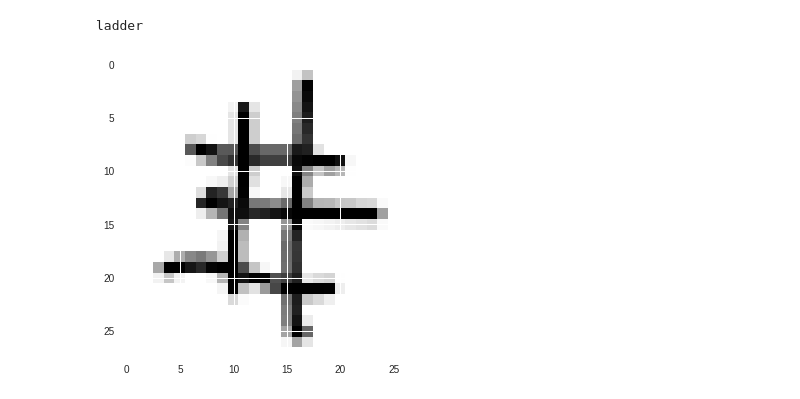
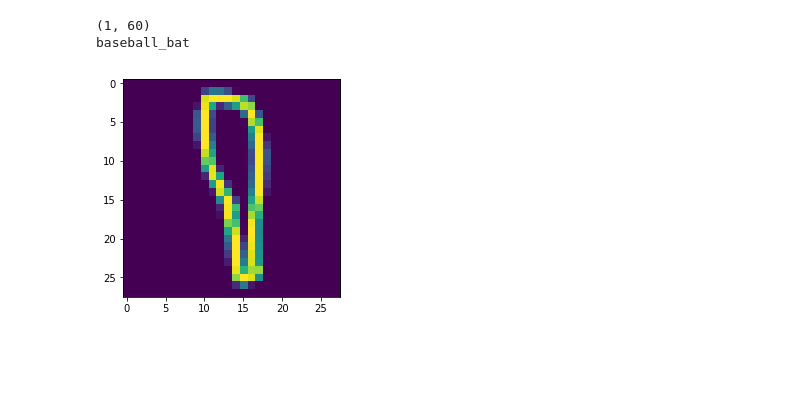
Before and after one commit to Sudeepam97/Guess_the_doodle, a Jupyter notebook: doodle_classifier.ipynb, the cells around one changed output. Cells and saved outputs as stored; diff of their text form; code cells hidden in the pictures; blank space fills up the shorter version.

Commit message:
Improved the training method

```diff
--- a/doodle_classifier.ipynb
+++ b/doodle_classifier.ipynb
@@ -59,19 +98,20 @@ fish.npy       jail.npy        pliers.npy    triangle.npy
 # %%
+## A function to load the data and split it into training and test sets.
 def load_dataset():
   ## Initialize variables
   X = np.empty([0, 784])
   Y = np.empty([0, 1])
-  images_per_class = 18000
+  images_per_class = 12000
   test_set_size = 10000
 
   ## Load the dataset
   for i in range(0, len(out_classes)):
-    file = np.load((out_classes[i] + ".npy"))    # Load images of a given doodle
-    file = file[0 : images_per_class, :]         # Select the first 18000 images
-    labels = np.full((images_per_class, 1), i)   # Create labels for the given doodle
-
-    X = np.concatenate((X, file), axis = 0)   # Concatenate examples for each doodle
-    Y = np.concatenate((Y, labels), axis = 0) # Concatenate the labels
+    imgs = np.load((out_classes[i] + ".npy"))   # Load images of a given doodle
+    imgs = imgs[0 : images_per_class, :]        # Select the first 12000 images
+    labels = np.full((images_per_class, 1), i)  # Create labels for the given doodle
+    X = np.concatenate((X, imgs), axis = 0)     # Concatenate examples of each doodle
+    Y = np.concatenate((Y, labels), axis = 0)   # Concatenate the labels
+    del imgs          # Take extra care to make sure we don't run out of memory.
 
   ## Randomise the dataset
   np.random.seed(1)
@@ -79,7 +119,7 @@ def load_dataset():
   X = X[order, :]
   Y = Y[order, :]
 
-  ## Split the data
+  ## Split the data into training and test sets
   X_test = X[0 : test_set_size, :]
   Y_test = Y[0 : test_set_size, :]
   X_train = X[test_set_size : X.shape[0], :]
@@ -111,10 +152,10 @@ donut
 # %%
-## Reshape image vectors
+## Reshape image vectors.
 image_size = 28
-X_train = X_train.reshape(X_train.shape[0], image_size, image_size, 1).astype("float32")
-X_test = X_test.reshape(X_test.shape[0], image_size, image_size, 1).astype("float32")
+X_train = X_train.reshape(X_train.shape[0], image_size, image_size, 1)
+X_test = X_test.reshape(X_test.shape[0], image_size, image_size, 1)
 
-## Reshape output labels
+## Create one hot vectors for class labels.
 Y_train = keras.utils.to_categorical(Y_train, len(out_classes))
 Y_test = keras.utils.to_categorical(Y_test, len(out_classes))
 
@@ -136,7 +178,7 @@ def create_model(input_shape):
   model = keras.Sequential()
 
   model.add(layers.Conv2D(16, (3, 3), padding = 'same', input_shape = input_shape, activation = 'relu'))
-  model.add(layers.BatchNormalization(axis = 3)) # Normalizing the channel axis
+  model.add(layers.BatchNormalization(axis = 3))
   model.add(layers.MaxPooling2D(pool_size = (2, 2)))
 
   model.add(layers.Conv2D(32, (3, 3), padding = 'same', activation = 'relu'))
@@ -148,8 +190,8 @@ def create_model(input_shape):
   model.add(layers.MaxPooling2D(pool_size = (2,2)))
 
   model.add(layers.Flatten())
-  model.add(layers.Dense(128, activation = 'relu'))
-  model.add(layers.Dense(28, activation = 'softmax'))
+  model.add(layers.Dense(144, activation = 'relu'))
+  model.add(layers.Dense(60, activation = 'softmax'))
 
   return model
 # %%
@@ -203,11 +248,14 @@ Test Accuracy = 0.9146
 # %%
-idx = 47
-img = X_test[idx]
-plt.imshow(img.squeeze())
-pred = doodle_model.predict(np.expand_dims(img, axis=0))[0]
-ind = np.argmax(pred)
+## Let us make a prediction with our doodle_model.
+ind = 777
+img = X_test[ind]
+plt.imshow(img.reshape(28, 28))
+pred_pobs = doodle_model.predict(np.expand_dims(img, axis=0))
+print (pred_pobs.shape)
+ind = np.argmax(pred_pobs[0, :])
 prediction = out_classes[ind]
 print(prediction)
 # %% [output]
-ladder
+(1, 60)
+baseball_bat
-[figure, old version]
+[figure, new version]
```
Also changed, not shown: parts of 17 cells of this notebook.
